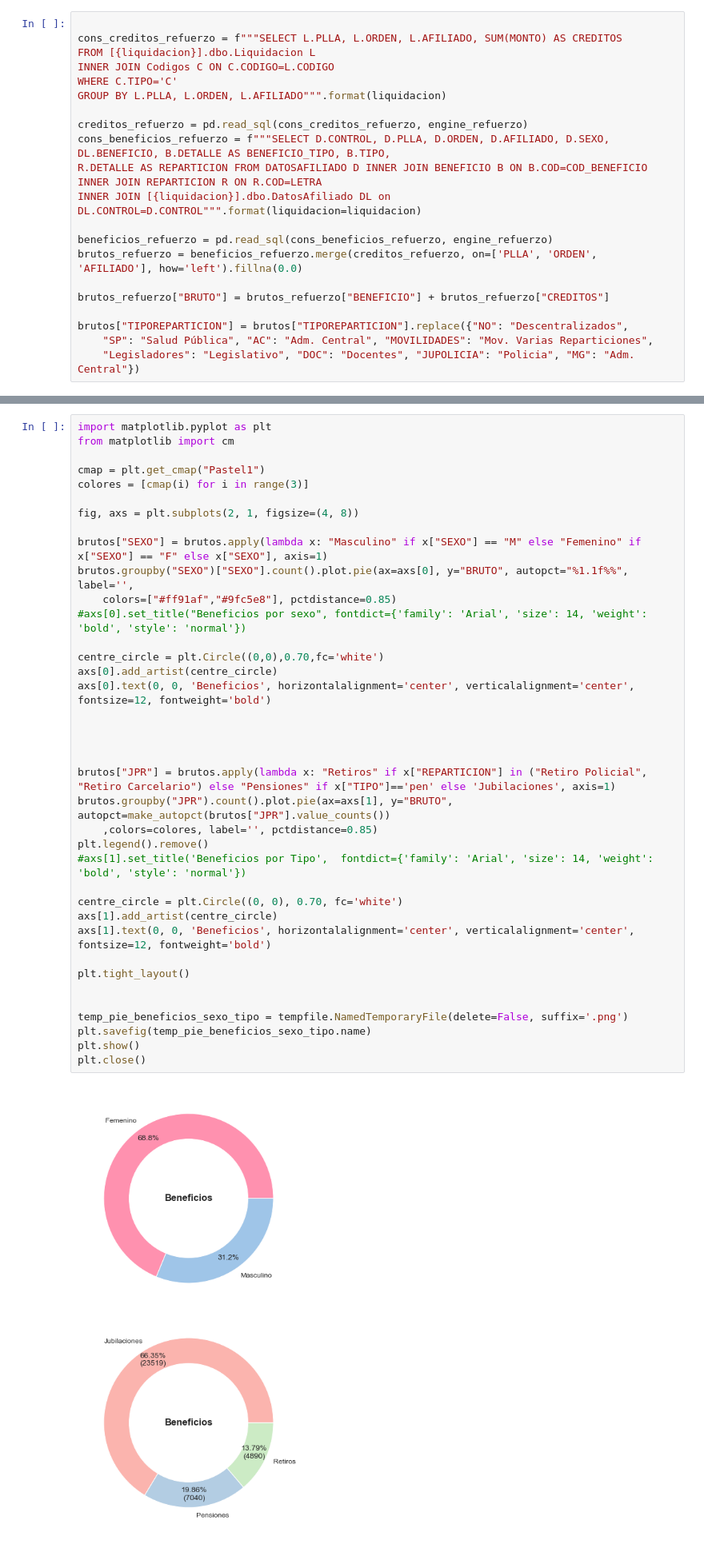
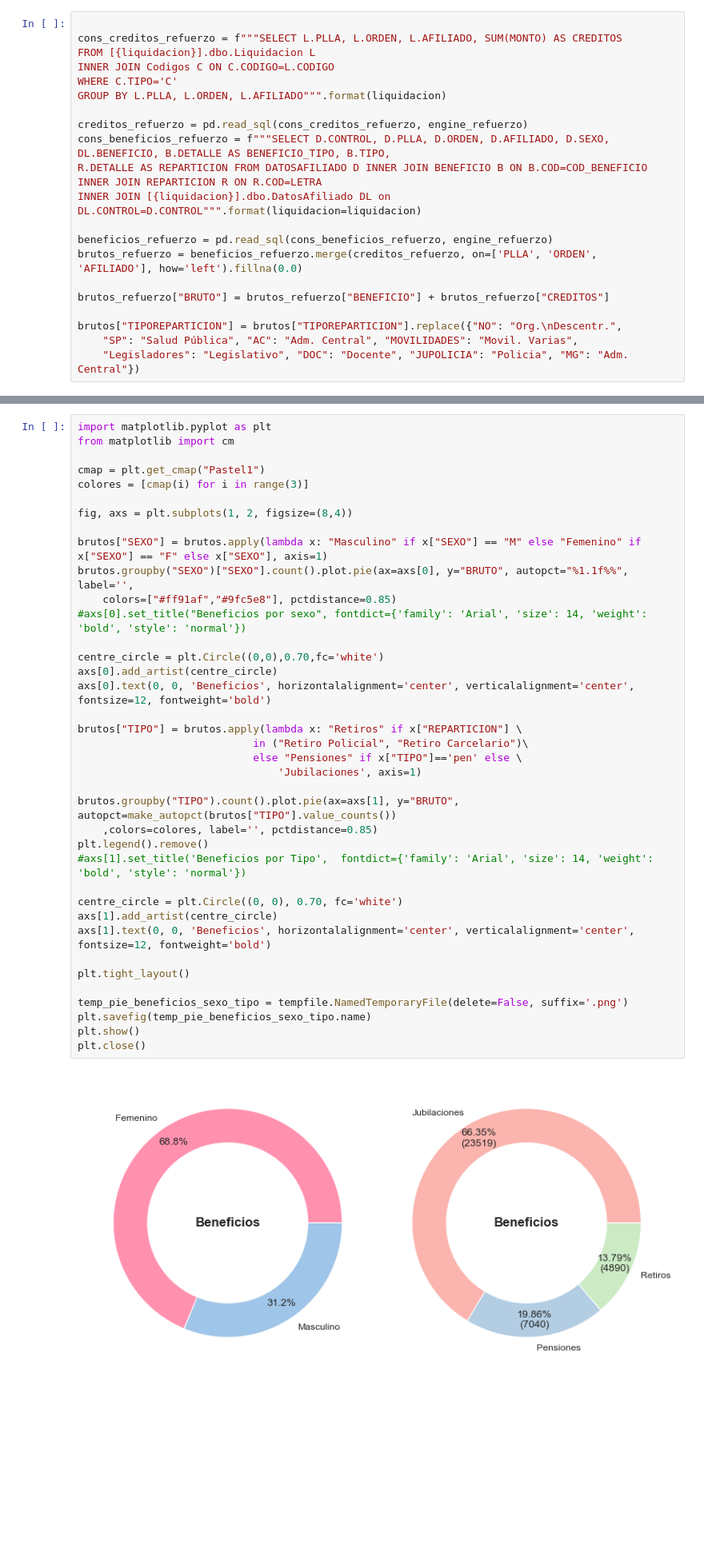
Before and after one commit to chrisgalvez/ReportesLiquidaciones, a Jupyter notebook: estadisticas-liquidaciones.ipynb, the cells around one changed output, grey strips where cells are left out. Shown at 80% size. Cells and saved outputs as stored; diff of their text form; blank space fills up the shorter version.

```diff
--- a/estadisticas-liquidaciones.ipynb
+++ b/estadisticas-liquidaciones.ipynb
@@ -68,9 +73,9 @@ brutos_refuerzo = beneficios_refuerzo.merge(creditos_refuerzo, on=['PLLA', 'ORDE
 
 brutos_refuerzo["BRUTO"] = brutos_refuerzo["BENEFICIO"] + brutos_refuerzo["CREDITOS"]
 
-brutos["TIPOREPARTICION"] = brutos["TIPOREPARTICION"].replace({"NO": "Descentralizados",
-    "SP": "Salud Pública", "AC": "Adm. Central", "MOVILIDADES": "Mov. Varias Reparticiones",
-    "Legisladores": "Legislativo", "DOC": "Docentes", "JUPOLICIA": "Policia", "MG": "Adm. Central"})
+brutos["TIPOREPARTICION"] = brutos["TIPOREPARTICION"].replace({"NO": "Org.\nDescentr.",
+    "SP": "Salud Pública", "AC": "Adm. Central", "MOVILIDADES": "Movil. Varias",
+    "Legisladores": "Legislativo", "DOC": "Docente", "JUPOLICIA": "Policia", "MG": "Adm. Central"})
 # %%
 def make_autopct(values):
     def my_autopct(pct):
@@ -138,40 +119,40 @@ from matplotlib import cm
 
 cmap = plt.get_cmap("Pastel1")
 colores = [cmap(i) for i in range(3)]
 
-fig, axs = plt.subplots(2, 1, figsize=(4, 8))
+fig, axs = plt.subplots(1, 2, figsize=(8,4))
 
 brutos["SEXO"] = brutos.apply(lambda x: "Masculino" if x["SEXO"] == "M" else "Femenino" if x["SEXO"] == "F" else x["SEXO"], axis=1)
 brutos.groupby("SEXO")["SEXO"].count().plot.pie(ax=axs[0], y="BRUTO", autopct="%1.1f%%", label='',
     colors=["#ff91af","#9fc5e8"], pctdistance=0.85)
 #axs[0].set_title("Beneficios por sexo", fontdict={'family': 'Arial', 'size': 14, 'weight': 'bold', 'style': 'normal'})
 
 centre_circle = plt.Circle((0,0),0.70,fc='white')
 axs[0].add_artist(centre_circle)
 axs[0].text(0, 0, 'Beneficios', horizontalalignment='center', verticalalignment='center', fontsize=12, fontweight='bold')
 
+brutos["TIPO"] = brutos.apply(lambda x: "Retiros" if x["REPARTICION"] \
+                            in ("Retiro Policial", "Retiro Carcelario")\
+                            else "Pensiones" if x["TIPO"]=='pen' else \
+                                'Jubilaciones', axis=1)
 
-
-
-brutos["JPR"] = brutos.apply(lambda x: "Retiros" if x["REPARTICION"] in ("Retiro Policial", "Retiro Carcelario") else "Pensiones" if x["TIPO"]=='pen' else 'Jubilaciones', axis=1)
-brutos.groupby("JPR").count().plot.pie(ax=axs[1], y="BRUTO", autopct=make_autopct(brutos["JPR"].value_counts())
+brutos.groupby("TIPO").count().plot.pie(ax=axs[1], y="BRUTO", autopct=make_autopct(brutos["TIPO"].value_counts())
     ,colors=colores, label='', pctdistance=0.85)
 plt.legend().remove()
 #axs[1].set_title('Beneficios por Tipo',  fontdict={'family': 'Arial', 'size': 14, 'weight': 'bold', 'style': 'normal'})
 
 centre_circle = plt.Circle((0, 0), 0.70, fc='white')
 axs[1].add_artist(centre_circle)
 axs[1].text(0, 0, 'Beneficios', horizontalalignment='center', verticalalignment='center', fontsize=12, fontweight='bold')
 
 plt.tight_layout()
 
-
 temp_pie_beneficios_sexo_tipo = tempfile.NamedTemporaryFile(delete=False, suffix='.png')
 plt.savefig(temp_pie_beneficios_sexo_tipo.name)
 plt.show()
 plt.close()
 # %% [output]
-[figure, old version]
+[figure, new version]
 # %%
 from matplotlib import cm
 
```
Also changed, not shown: parts of 9 cells of this notebook, 1 other file.
